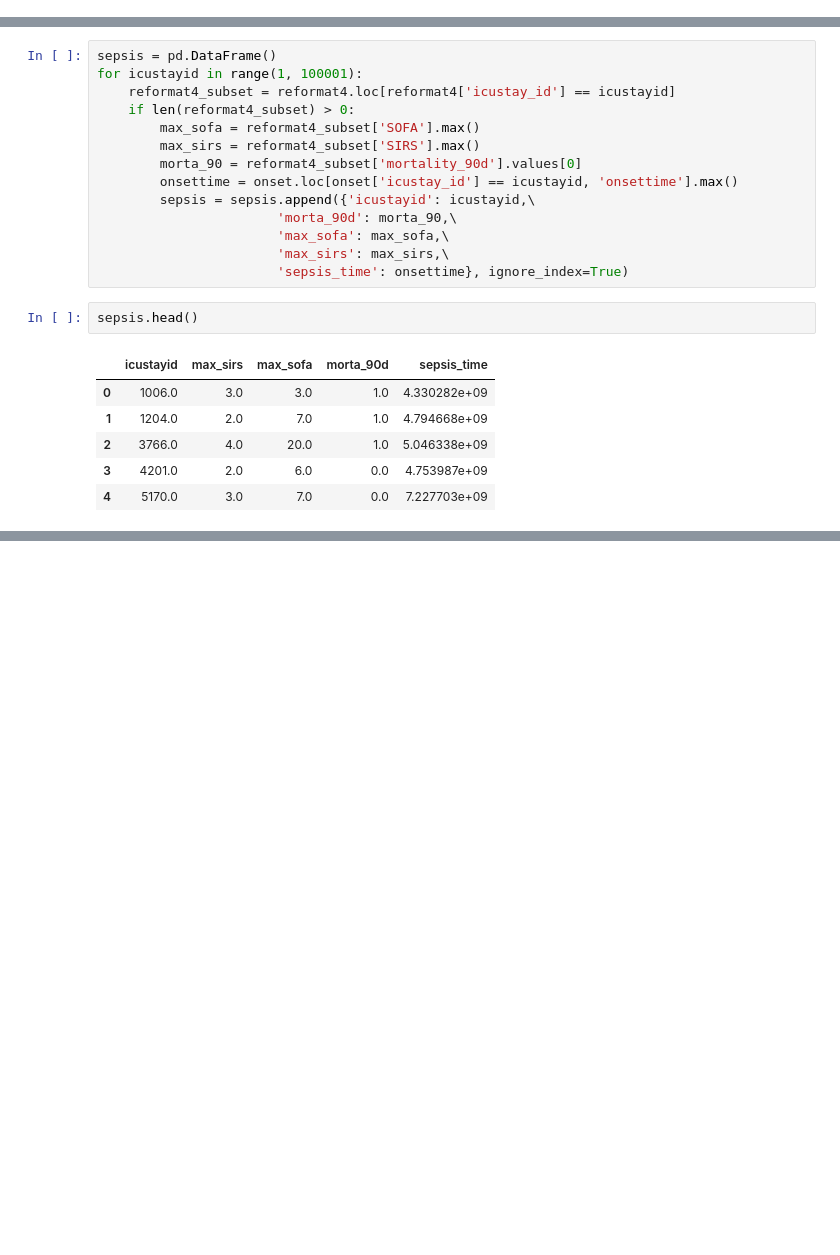
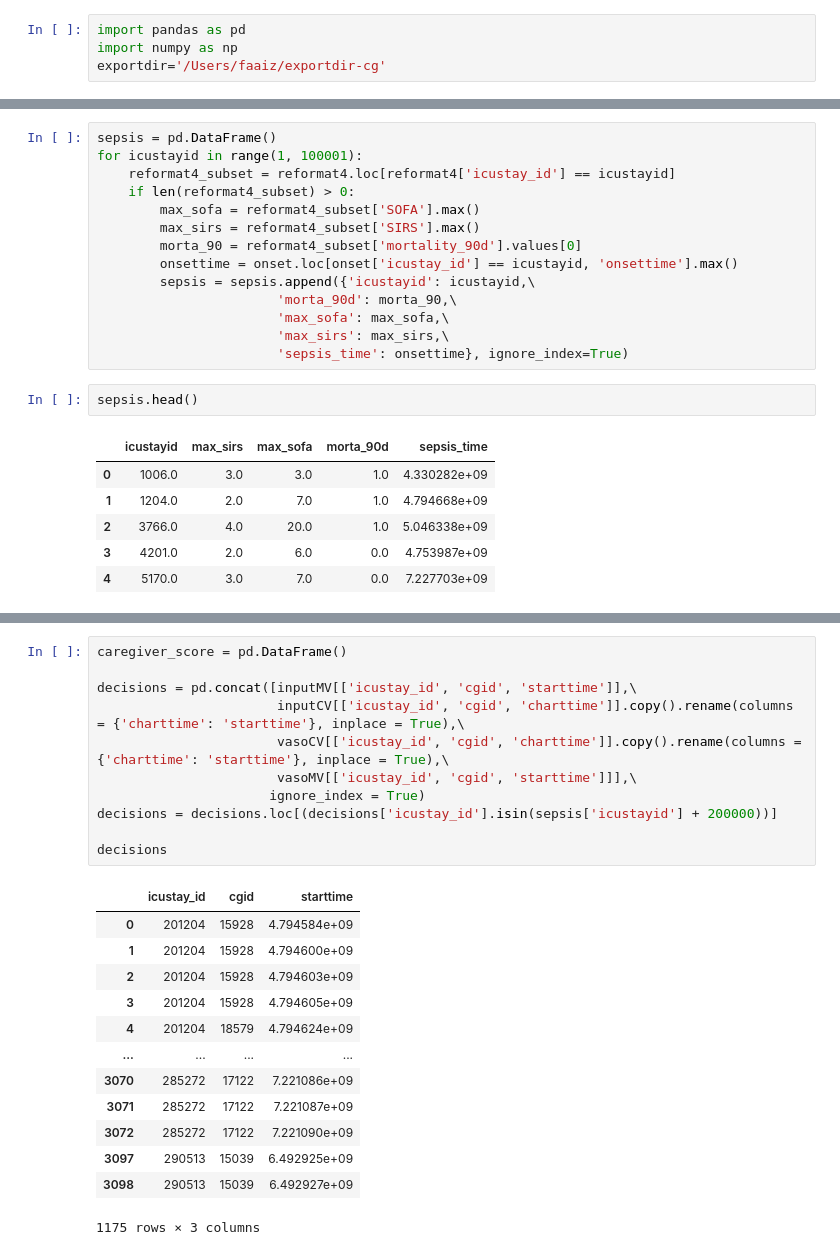
Before and after one commit to faaizT/AI_Clinician, a Jupyter notebook: AIClinician_sepsis3_def.ipynb, the cells around one changed output, grey strips where cells are left out. Cells and saved outputs as stored; diff of their text form; blank space fills up the shorter version.

```diff
--- a/AIClinician_sepsis3_def.ipynb
+++ b/AIClinician_sepsis3_def.ipynb
@@ -16,4 +16,8 @@ FLAG SEPSIS
 note: the process generates the same features as the final MDP dataset, most of which are not used to compute SOFA
 # %% [markdown]
 # Import all data
+# %%
+import pandas as pd
+import numpy as np
+exportdir='/Users/faaiz/exportdir-cg'
 # %%
@@ -852,0 +867,25 @@ sepsis.to_csv('/Users/faaiz/exportdir/sepsis.csv', index = False)
+# %%
+caregiver_score = pd.DataFrame()
+
+decisions = pd.concat([inputMV[['icustay_id', 'cgid', 'starttime']],\
+                       inputCV[['icustay_id', 'cgid', 'charttime']].copy().rename(columns = {'charttime': 'starttime'}, inplace = True),\
+                       vasoCV[['icustay_id', 'cgid', 'charttime']].copy().rename(columns = {'charttime': 'starttime'}, inplace = True),\
+                       vasoMV[['icustay_id', 'cgid', 'starttime']]],\
+                      ignore_index = True)
+decisions = decisions.loc[(decisions['icustay_id'].isin(sepsis['icustayid'] + 200000))]
+
+decisions
+# %% [output]
+|  | icustay_id | cgid | starttime |
+| 0 | 201204 | 15928 | 4.794584e+09 |
+| 1 | 201204 | 15928 | 4.794600e+09 |
+| 2 | 201204 | 15928 | 4.794603e+09 |
+| 3 | 201204 | 15928 | 4.794605e+09 |
+| 4 | 201204 | 18579 | 4.794624e+09 |
+| ... | ... | ... | ... |
+| 3070 | 285272 | 17122 | 7.221086e+09 |
+| 3071 | 285272 | 17122 | 7.221087e+09 |
+| 3072 | 285272 | 17122 | 7.221090e+09 |
+| 3097 | 290513 | 15039 | 6.492925e+09 |
+| 3098 | 290513 | 15039 | 6.492927e+09 |
+1175 rows × 3 columns
```
Also changed, not shown: parts of 5 cells of this notebook, 1 other file.
